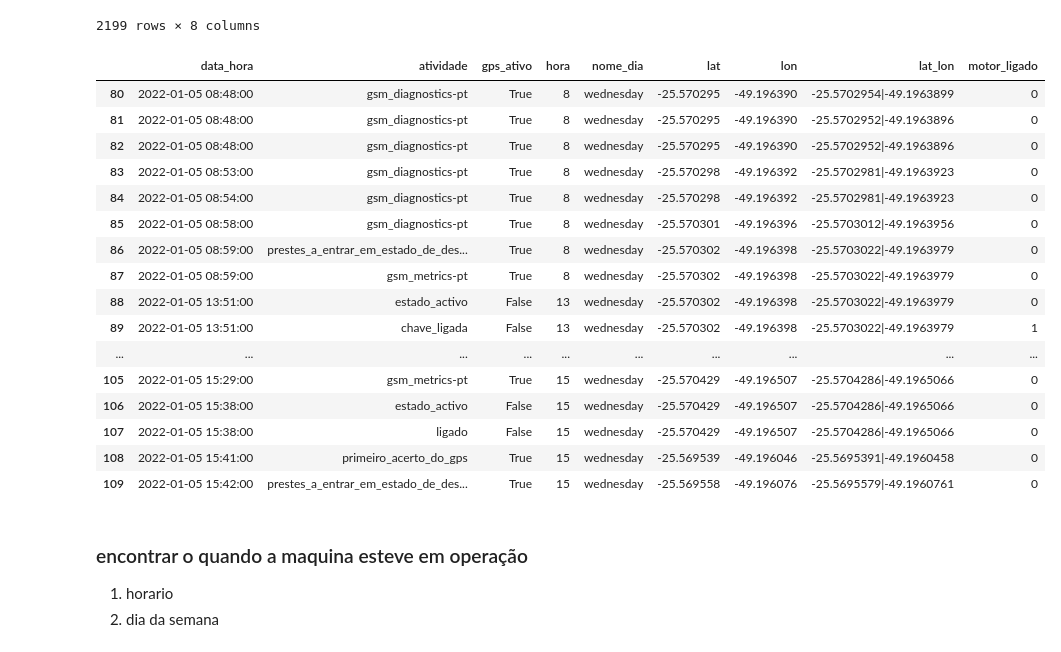
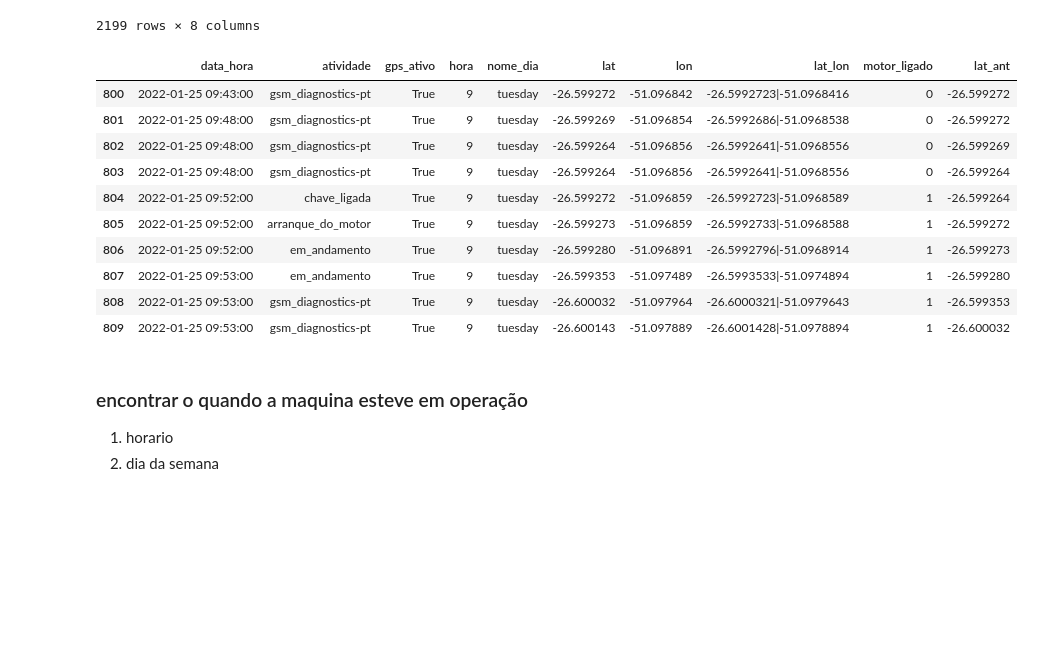
Before and after one commit to CAIOZANETTI/gps_maquina, a Jupyter notebook: etl_tabela_gps.ipynb, the cells around one changed output. Cells and saved outputs as stored; diff of their text form; code cells hidden in the pictures; blank space fills up the shorter version.

```diff
--- a/etl_tabela_gps.ipynb
+++ b/etl_tabela_gps.ipynb
@@ -202,38 +202,36 @@ df1.query(consultas[3])
 | 89198 | 2023-08-31 15:53:00 | arranque_do_motor | False | 15 | thursday | -26.602699 | -51.095917 | -26.6026995|-51.0959171 |
 2199 rows × 8 columns
 # %%
+lst_atividades = df1['atividade'].tolist()
+def motor_ligado(atividades:list)->list:
+    status =[]
+    ligado=0
+    for atividade in atividades:
+        if atividade=='chave_ligada':
+            ligado = 1
+        elif atividade=='chave_desligada':
+            ligado =0
+        status.append(ligado)
+    return status
+df1['motor_ligado'] = motor_ligado(lst_atividades)
 
-status =[]
-ligado=0
-for i,row in df1['atividade'].items():
-    if row=='chave_ligada':
-        ligado = 1
-    elif row=='chave_desligada':
-        ligado =0
+df1['lat_ant'] = df1['lat'].shift(1)
 
-    status.append(ligado)
-
-df1['motor_ligado'] = status
-
-df1.query(loc[80:110]
+display(df1.iloc[800:810])
+#len(motor_ligado(lst_atividades))
+#motor_ligado(lst_atividades)
 # %% [output]
-|  | data_hora | atividade | gps_ativo | hora | nome_dia | lat | lon | lat_lon | motor_ligado |
-| 80 | 2022-01-05 08:48:00 | gsm_diagnostics-pt | True | 8 | wednesday | -25.570295 | -49.196390 | -25.5702954|-49.1963899 | 0 |
-| 81 | 2022-01-05 08:48:00 | gsm_diagnostics-pt | True | 8 | wednesday | -25.570295 | -49.196390 | -25.5702952|-49.1963896 | 0 |
-| 82 | 2022-01-05 08:48:00 | gsm_diagnostics-pt | True | 8 | wednesday | -25.570295 | -49.196390 | -25.5702952|-49.1963896 | 0 |
-| 83 | 2022-01-05 08:53:00 | gsm_diagnostics-pt | True | 8 | wednesday | -25.570298 | -49.196392 | -25.5702981|-49.1963923 | 0 |
-| 84 | 2022-01-05 08:54:00 | gsm_diagnostics-pt | True | 8 | wednesday | -25.570298 | -49.196392 | -25.5702981|-49.1963923 | 0 |
-| 85 | 2022-01-05 08:58:00 | gsm_diagnostics-pt | True | 8 | wednesday | -25.570301 | -49.196396 | -25.5703012|-49.1963956 | 0 |
-| 86 | 2022-01-05 08:59:00 | prestes_a_entrar_em_estado_de_des... | True | 8 | wednesday | -25.570302 | -49.196398 | -25.5703022|-49.1963979 | 0 |
-| 87 | 2022-01-05 08:59:00 | gsm_metrics-pt | True | 8 | wednesday | -25.570302 | -49.196398 | -25.5703022|-49.1963979 | 0 |
-| 88 | 2022-01-05 13:51:00 | estado_activo | False | 13 | wednesday | -25.570302 | -49.196398 | -25.5703022|-49.1963979 | 0 |
-| 89 | 2022-01-05 13:51:00 | chave_ligada | False | 13 | wednesday | -25.570302 | -49.196398 | -25.5703022|-49.1963979 | 1 |
-| ... | ... | ... | ... | ... | ... | ... | ... | ... | ... |
-| 105 | 2022-01-05 15:29:00 | gsm_metrics-pt | True | 15 | wednesday | -25.570429 | -49.196507 | -25.5704286|-49.1965066 | 0 |
-| 106 | 2022-01-05 15:38:00 | estado_activo | False | 15 | wednesday | -25.570429 | -49.196507 | -25.5704286|-49.1965066 | 0 |
-| 107 | 2022-01-05 15:38:00 | ligado | False | 15 | wednesday | -25.570429 | -49.196507 | -25.5704286|-49.1965066 | 0 |
-| 108 | 2022-01-05 15:41:00 | primeiro_acerto_do_gps | True | 15 | wednesday | -25.569539 | -49.196046 | -25.5695391|-49.1960458 | 0 |
-| 109 | 2022-01-05 15:42:00 | prestes_a_entrar_em_estado_de_des... | True | 15 | wednesday | -25.569558 | -49.196076 | -25.5695579|-49.1960761 | 0 |
+|  | data_hora | atividade | gps_ativo | hora | nome_dia | lat | lon | lat_lon | motor_ligado | lat_ant |
+| 800 | 2022-01-25 09:43:00 | gsm_diagnostics-pt | True | 9 | tuesday | -26.599272 | -51.096842 | -26.5992723|-51.0968416 | 0 | -26.599272 |
+| 801 | 2022-01-25 09:48:00 | gsm_diagnostics-pt | True | 9 | tuesday | -26.599269 | -51.096854 | -26.5992686|-51.0968538 | 0 | -26.599272 |
+| 802 | 2022-01-25 09:48:00 | gsm_diagnostics-pt | True | 9 | tuesday | -26.599264 | -51.096856 | -26.5992641|-51.0968556 | 0 | -26.599269 |
+| 803 | 2022-01-25 09:48:00 | gsm_diagnostics-pt | True | 9 | tuesday | -26.599264 | -51.096856 | -26.5992641|-51.0968556 | 0 | -26.599264 |
+| 804 | 2022-01-25 09:52:00 | chave_ligada | True | 9 | tuesday | -26.599272 | -51.096859 | -26.5992723|-51.0968589 | 1 | -26.599264 |
+| 805 | 2022-01-25 09:52:00 | arranque_do_motor | True | 9 | tuesday | -26.599273 | -51.096859 | -26.5992733|-51.0968588 | 1 | -26.599272 |
+| 806 | 2022-01-25 09:52:00 | em_andamento | True | 9 | tuesday | -26.599280 | -51.096891 | -26.5992796|-51.0968914 | 1 | -26.599273 |
+| 807 | 2022-01-25 09:53:00 | em_andamento | True | 9 | tuesday | -26.599353 | -51.097489 | -26.5993533|-51.0974894 | 1 | -26.599280 |
+| 808 | 2022-01-25 09:53:00 | gsm_diagnostics-pt | True | 9 | tuesday | -26.600032 | -51.097964 | -26.6000321|-51.0979643 | 1 | -26.599353 |
+| 809 | 2022-01-25 09:53:00 | gsm_diagnostics-pt | True | 9 | tuesday | -26.600143 | -51.097889 | -26.6001428|-51.0978894 | 1 | -26.600032 |
 # %% [markdown]
 ### encontrar o quando a maquina esteve em operação
 1. horario
```
Also changed, not shown: 1 other file.
